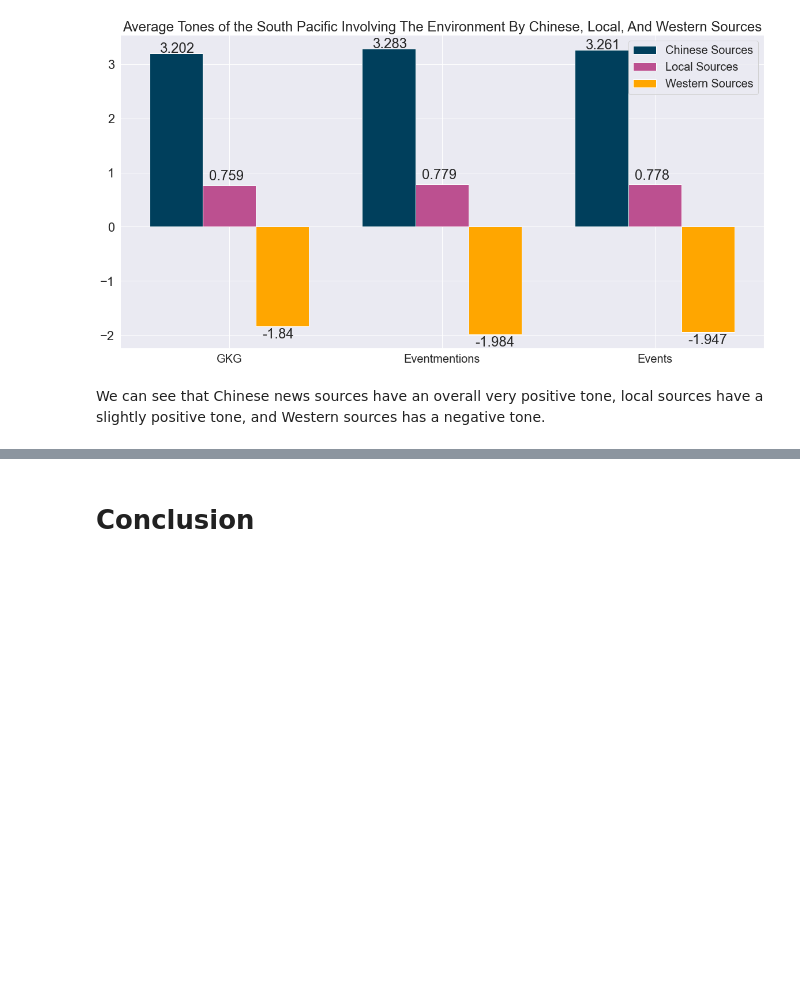
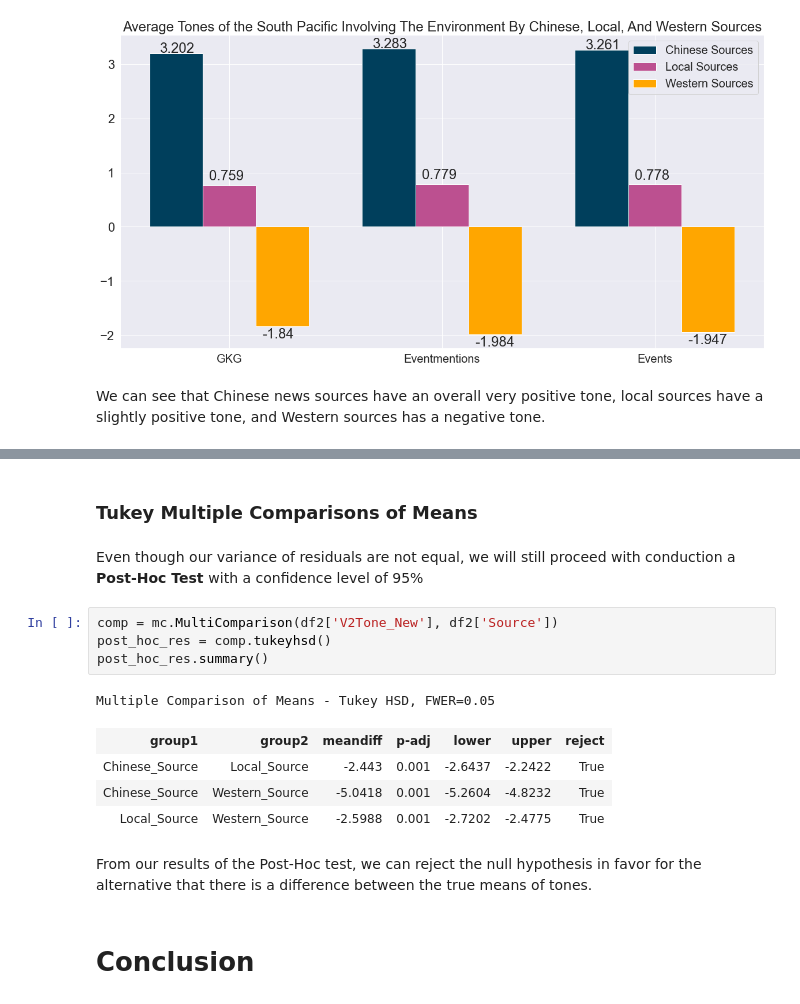
Before and after one commit to dblilienthal/GDELT-Research-In-The-South-Pacific, a Jupyter notebook: GDELT_Final_Report.ipynb, the cells around one changed output, grey strips where cells are left out. Cells and saved outputs as stored; diff of their text form; blank space fills up the shorter version.

```diff
--- a/GDELT_Final_Report.ipynb
+++ b/GDELT_Final_Report.ipynb
@@ -689,3 +840,19 @@ We can see that Chinese news sources have an overall very positive tone, local s
+# %% [markdown]
+<h3> Tukey Multiple Comparisons of Means </h3>
+# %% [markdown]
+Even though our variance of residuals are not equal, we will still proceed with conduction a <b> Post-Hoc Test </b> with a confidence level of 95%
+# %%
+comp = mc.MultiComparison(df2['V2Tone_New'], df2['Source'])
+post_hoc_res = comp.tukeyhsd()
+post_hoc_res.summary()
+# %% [output]
+Multiple Comparison of Means - Tukey HSD, FWER=0.05
+| group1 | group2 | meandiff | p-adj | lower | upper | reject |
+| Chinese_Source | Local_Source | -2.443 | 0.001 | -2.6437 | -2.2422 | True |
+| Chinese_Source | Western_Source | -5.0418 | 0.001 | -5.2604 | -4.8232 | True |
+| Local_Source | Western_Source | -2.5988 | 0.001 | -2.7202 | -2.4775 | True |
+# %% [markdown]
+From our results of the Post-Hoc test, we can reject the null hypothesis in favor for the alternative that there is a difference between the true means of tones.
 # %% [markdown]
 <h1> Conclusion </h1>
 # %% [markdown]
```
Also changed, not shown: parts of 31 cells of this notebook.
